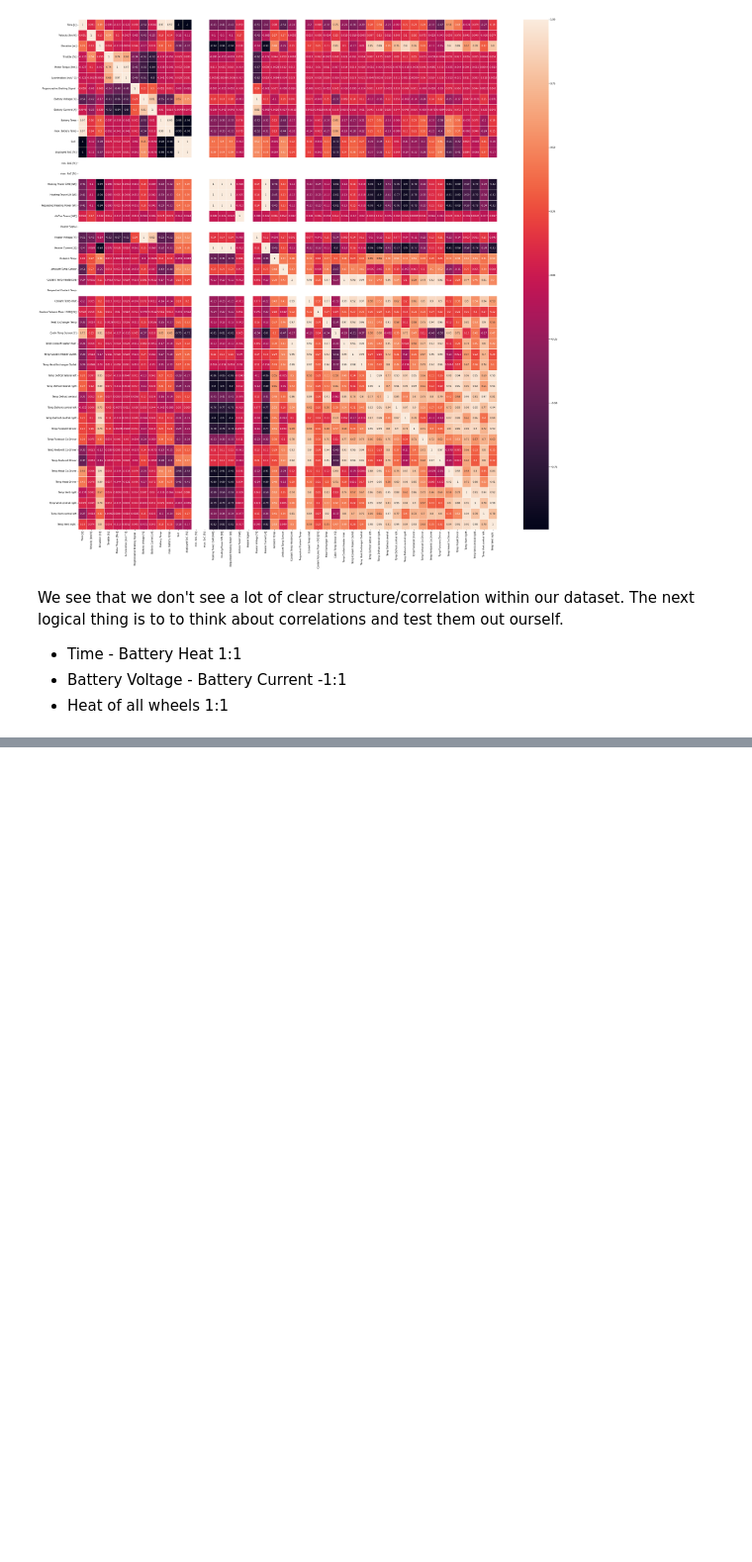
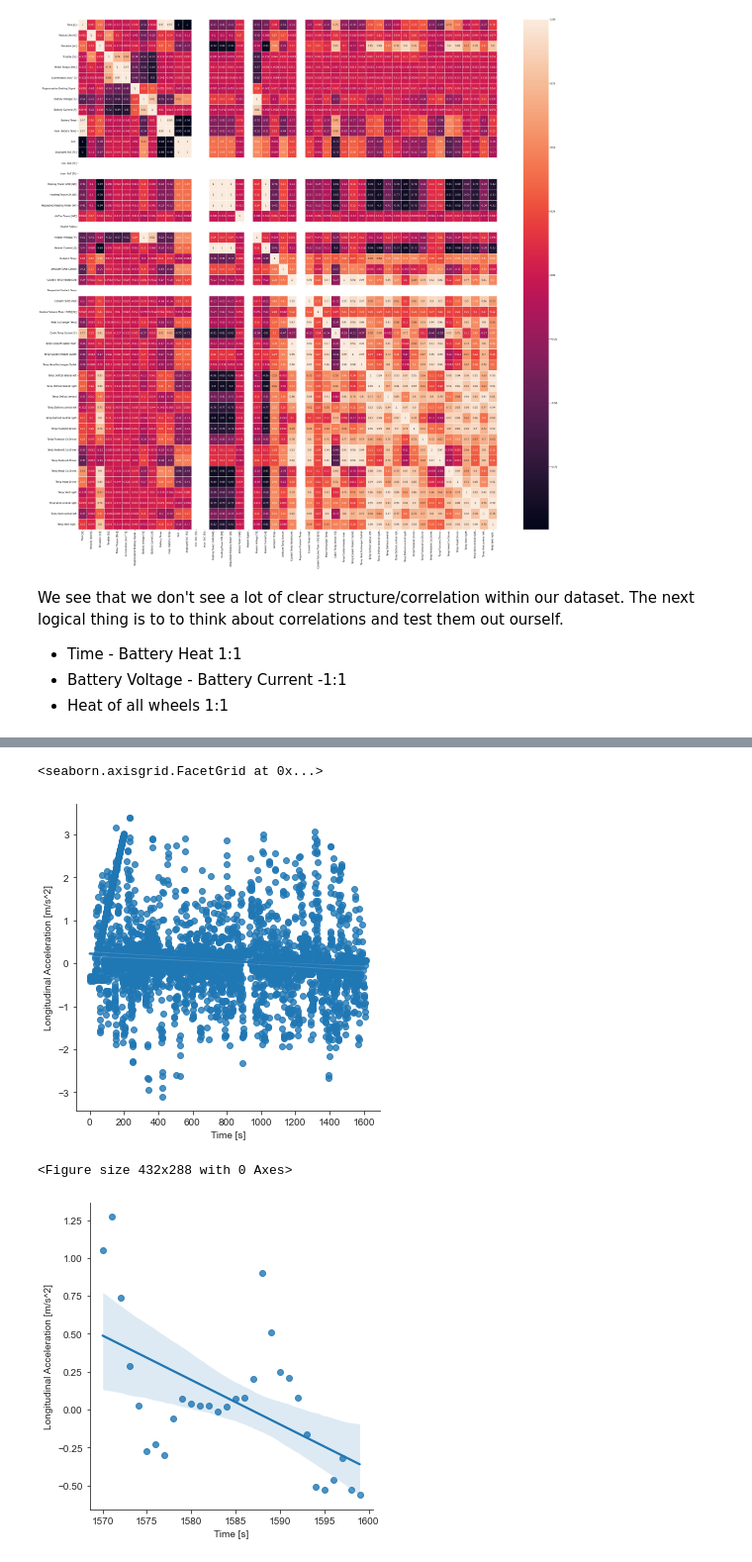
Before and after one commit to CodeChrisB/Kids-Project, a Jupyter notebook: car.ipynb, the cells around one changed output, grey strips where cells are left out. Shown at 99% size. Drawn from its saved outputs; the diff is of its cells as text; code cells hidden in the pictures; blank space fills up the shorter version.

```diff
--- a/car.ipynb
+++ b/car.ipynb
@@ -176,0 +258,9 @@ clear()
+# %%
+sns.lmplot(x='Time [s]', y='Longitudinal Acceleration [m/s^2]', data=bigTrip[0:3600])
+plt.figure()
+sns.lmplot(x='Time [s]', y='Longitudinal Acceleration [m/s^2]', data=bigTrip[1570:1600])
+# %% [output]
+<seaborn.axisgrid.FacetGrid at 0x...>
+[figure, added]
+<Figure size 432x288 with 0 Axes>
+[figure, added]
```
Also changed, not shown: parts of 16 cells of this notebook, 21 other files.
